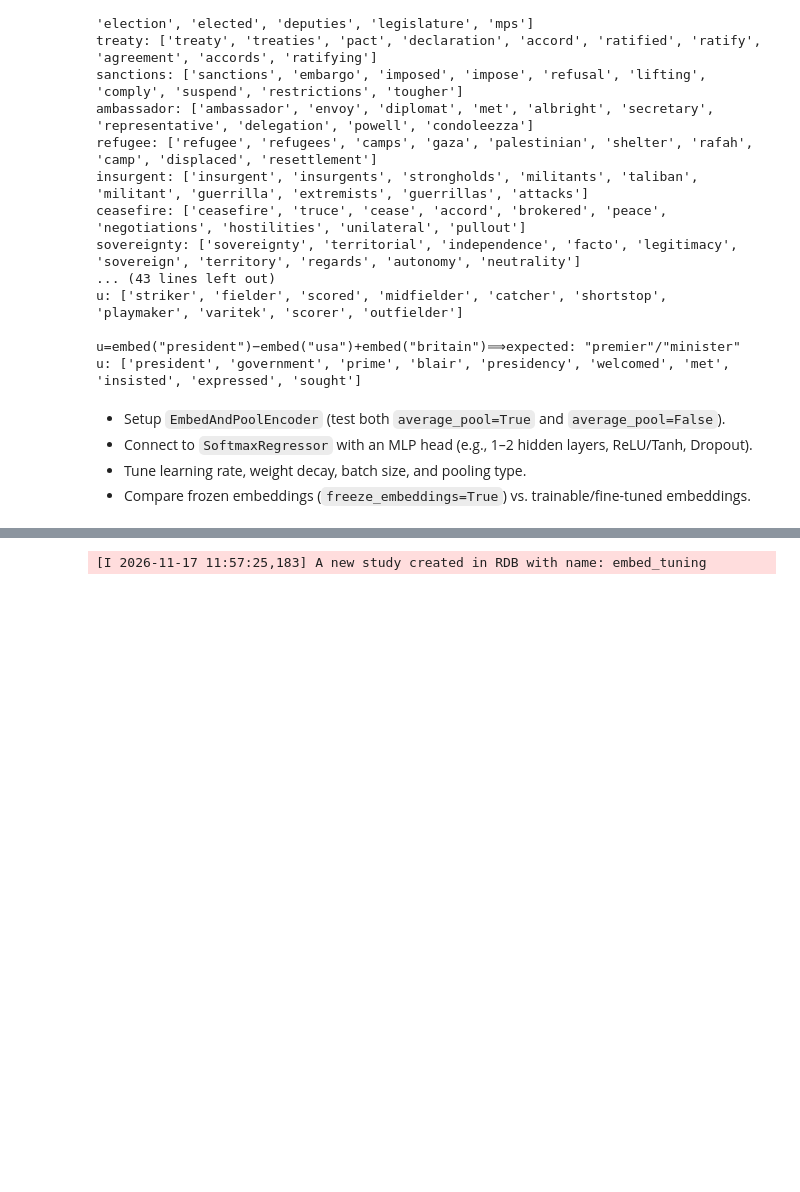
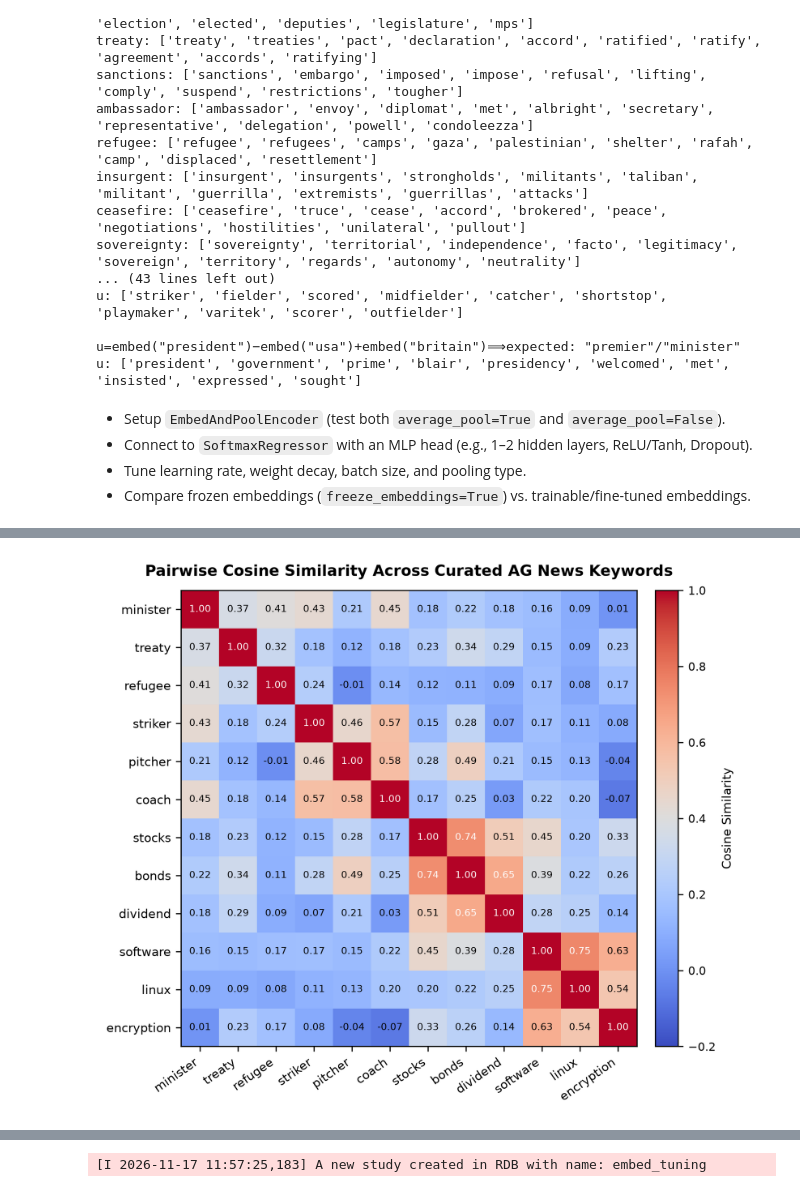
Before and after one commit to HeyeNl/nlp-project1, a Jupyter notebook: part2/project.ipynb, the cells around one changed output, grey strips where cells are left out. Cells and saved outputs as stored; diff of their text form; code cells hidden in the pictures; blank space fills up the shorter version.

```diff
--- a/part2/project.ipynb
+++ b/part2/project.ipynb
@@ -421,0 +482,68 @@ Wall time: 1.95 s
+# %%
+import matplotlib.pyplot as plt
+import numpy as np
+
+# ~3 words per AG News category from domain keywords
+curated_keywords = [
+    "minister",
+    "treaty",
+    "refugee",  # World
+    "striker",
+    "pitcher",
+    "coach",  # Sports
+    "stocks",
+    "bonds",
+    "dividend",  # Business
+    "software",
+    "linux",
+    "encryption",  # Sci/Tech
+]
+
+# Compute pairwise cosine similarity matrix using your existing cos_similarity
+n = len(curated_keywords)
+sim_matrix = np.zeros((n, n))
+for i, w1 in enumerate(curated_keywords):
+    u = trained_emb_model.embed_word(w1)
+    for j, w2 in enumerate(curated_keywords):
+        v = trained_emb_model.embed_word(w2)
+        sim_matrix[i, j] = cos_similarity(u, v)
+
+fig, ax = plt.subplots(figsize=(6.8, 5.5), dpi=300)
+
+im = ax.imshow(sim_matrix, cmap="coolwarm", vmin=-0.2, vmax=1.0)
+
+ax.set_xticks(np.arange(n))
+ax.set_yticks(np.arange(n))
+ax.set_xticklabels(curated_keywords, rotation=35, ha="right", fontsize=8.5)
+ax.set_yticklabels(curated_keywords, fontsize=8.5)
+
+for i in range(n):
+    for j in range(n):
+        val = sim_matrix[i, j]
+        text_color = "white" if abs(val) > 0.65 else "black"
+        ax.text(
+            j,
+            i,
+            f"{val:.2f}",
+            ha="center",
+            va="center",
+            color=text_color,
+            fontsize=6.8,
+        )
+
+cbar = plt.colorbar(im, ax=ax, fraction=0.046, pad=0.03)
+cbar.set_label("Cosine Similarity", fontsize=8.5)
+cbar.ax.tick_params(labelsize=8)
+
+ax.set_title(
+    "Pairwise Cosine Similarity Across Curated AG News Keywords",
+    fontsize=10.5,
+    fontweight="bold",
+    pad=10,
+)
+
+plt.tight_layout()
+plt.savefig("embedding_probe_heatmap.png", dpi=300)
+plt.show()
+# %% [output]
+[figure, added]
```
Also changed, not shown: parts of 8 cells of this notebook, 1 other file.
